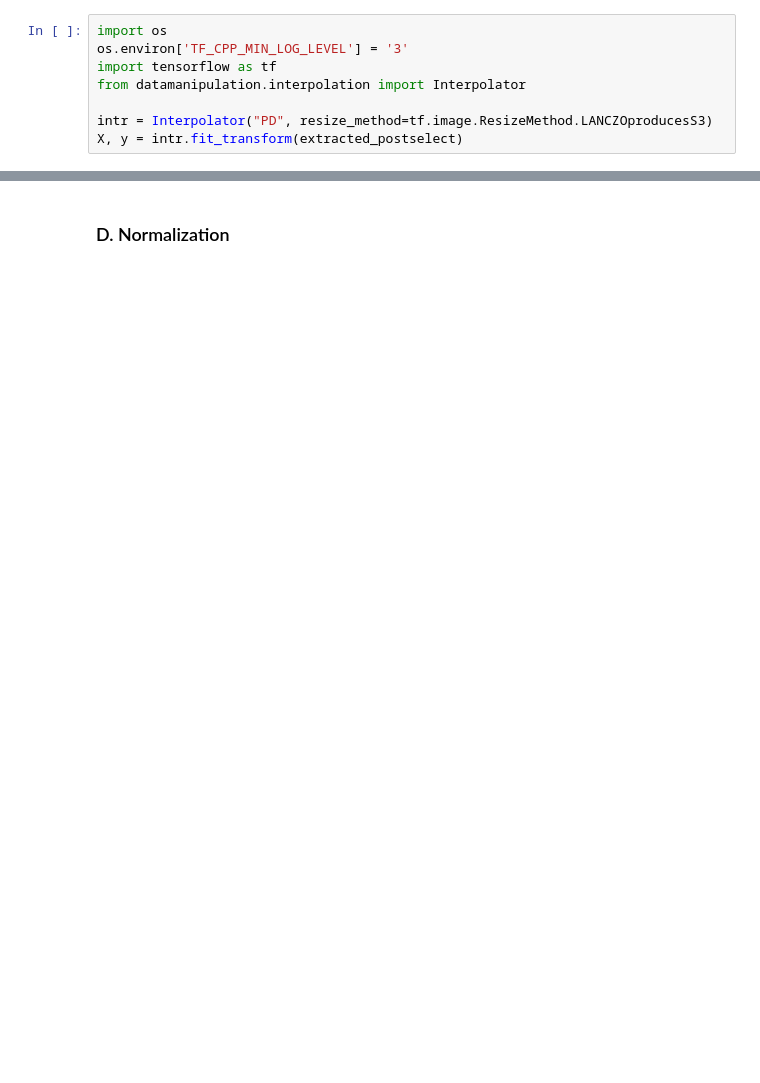
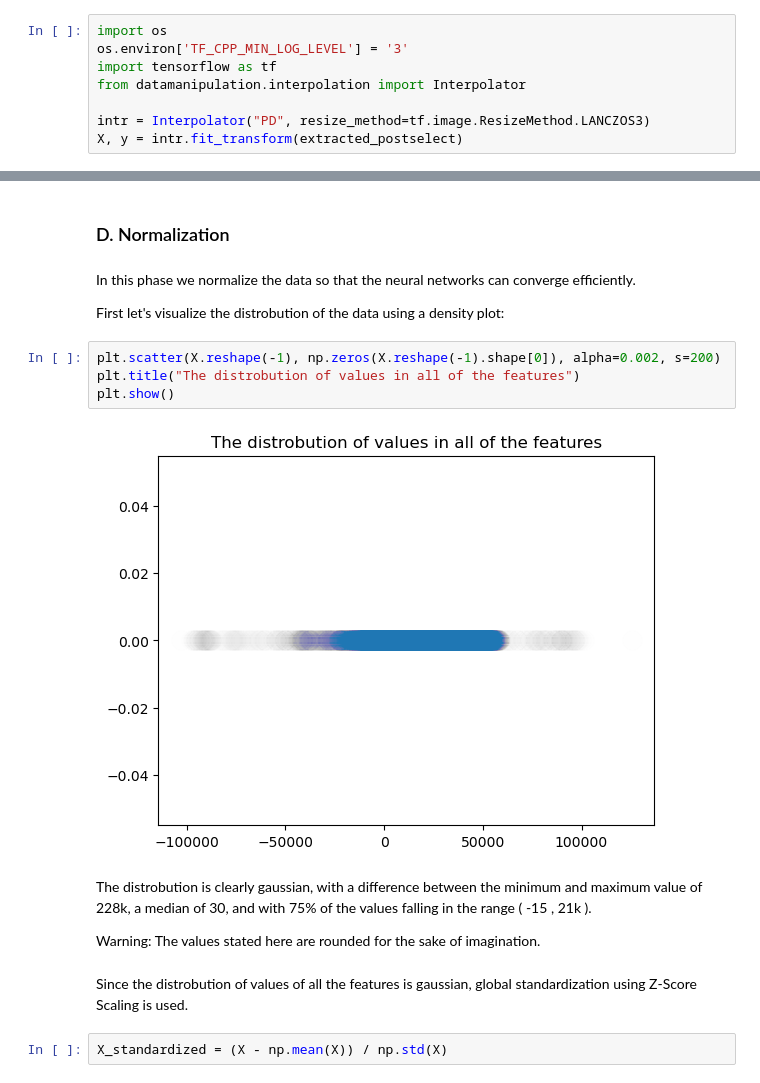
Before and after one commit to techguyseli/pd-classification, a Jupyter notebook: french_loops_pipeline.ipynb, the cells around one changed output, grey strips where cells are left out. Cells and saved outputs as stored; diff of their text form; blank space fills up the shorter version.

```diff
--- a/french_loops_pipeline.ipynb
+++ b/french_loops_pipeline.ipynb
@@ -425,7 +425,7 @@ os.environ['TF_CPP_MIN_LOG_LEVEL'] = '3'
 import tensorflow as tf
 from datamanipulation.interpolation import Interpolator
 
-intr = Interpolator("PD", resize_method=tf.image.ResizeMethod.LANCZOproducesS3)
+intr = Interpolator("PD", resize_method=tf.image.ResizeMethod.LANCZOS3)
 X, y = intr.fit_transform(extracted_postselect)
 # %% [output]
 Started image interpolation.
@@ -484,2 +504,20 @@ plt.show()
 # %% [markdown]
 ### D. Normalization
+# %% [markdown]
+In this phase we normalize the data so that the neural networks can converge efficiently.
+
+First let's visualize the distrobution of the data using a density plot:
+# %%
+plt.scatter(X.reshape(-1), np.zeros(X.reshape(-1).shape[0]), alpha=0.002, s=200)
+plt.title("The distrobution of values in all of the features")
+plt.show()
+# %% [output]
+[figure, added]
+# %% [markdown]
+The distrobution is clearly gaussian, with a difference between the minimum and maximum value of 228k, a median of 30, and with 75% of the values falling in the range \( -15 , 21k ).
+
+Warning: The values stated here are rounded for the sake of imagination.
+# %% [markdown]
+Since the distrobution of values of all the features is gaussian, global standardization using Z-Score Scaling is used.
+# %%
+X_standardized = (X - np.mean(X)) / np.std(X)
```
Also changed, not shown: parts of 8 cells of this notebook.
